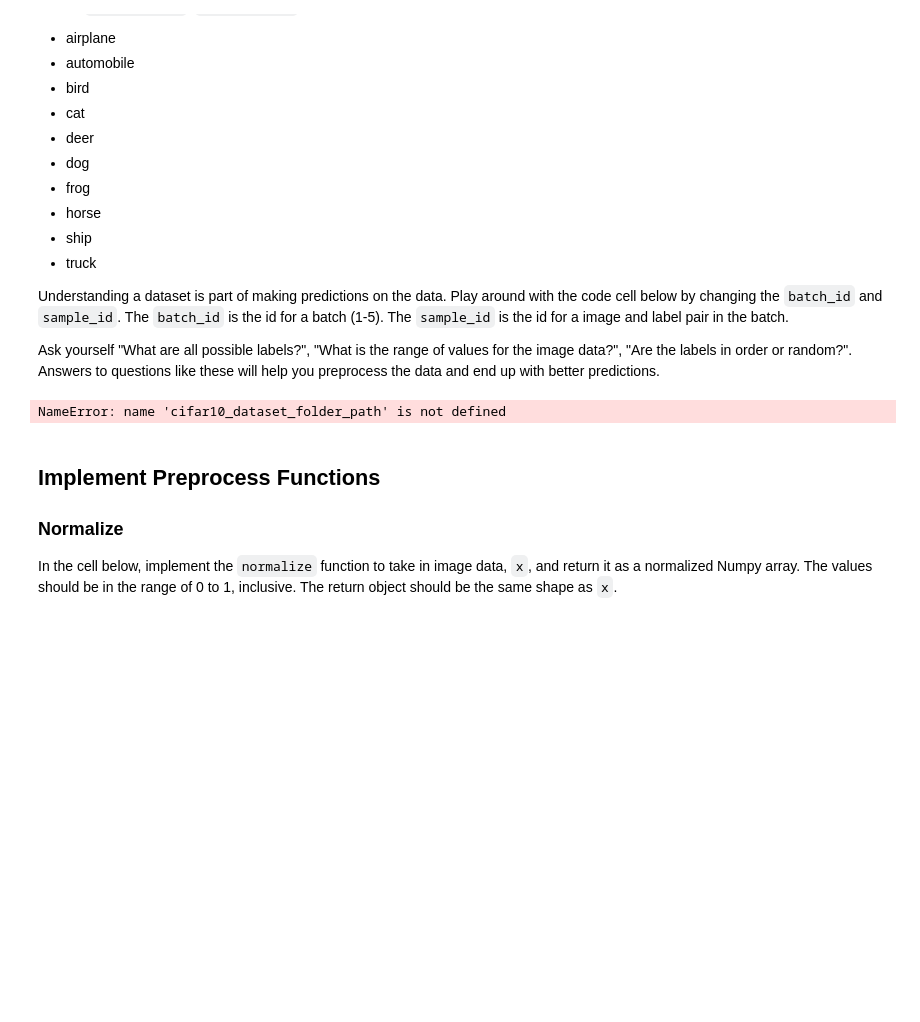
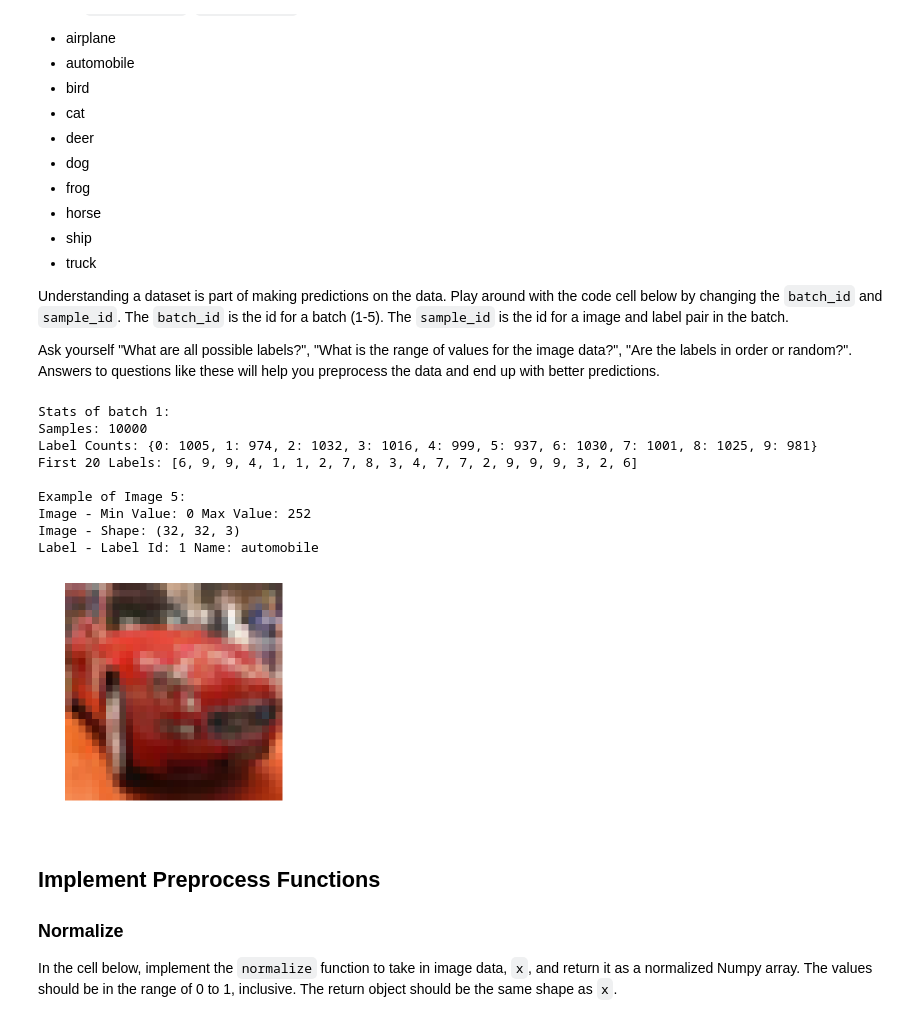
Before and after one commit to tevisgehr/Udacity-Deep-Learning, a Jupyter notebook: image-classification/dlnd_image_classification.ipynb, the cells around one changed output. Cells and saved outputs as stored; diff of their text form; code cells hidden in the pictures; blank space fills up the shorter version.

```diff
--- a/image-classification/dlnd_image_classification.ipynb
+++ b/image-classification/dlnd_image_classification.ipynb
@@ -59,16 +59,25 @@ Ask yourself "What are all possible labels?", "What is the range of values for t
 # %%
 %matplotlib inline
 %config InlineBackend.figure_format = 'retina'
 
 import helper
 import numpy as np
 
 # Explore the dataset
 batch_id = 1
-sample_id = 4
+sample_id = 5
 helper.display_stats(cifar10_dataset_folder_path, batch_id, sample_id)
 # %% [output]
-NameError: name 'cifar10_dataset_folder_path' is not defined
+Stats of batch 1:
+Samples: 10000
+Label Counts: {0: 1005, 1: 974, 2: 1032, 3: 1016, 4: 999, 5: 937, 6: 1030, 7: 1001, 8: 1025, 9: 981}
+First 20 Labels: [6, 9, 9, 4, 1, 1, 2, 7, 8, 3, 4, 7, 7, 2, 9, 9, 9, 3, 2, 6]
+
+Example of Image 5:
+Image - Min Value: 0 Max Value: 252
+Image - Shape: (32, 32, 3)
+Label - Label Id: 1 Name: automobile
+[figure, added]
 # %% [markdown]
 ## Implement Preprocess Functions
 ### Normalize
```
Also changed, not shown: parts of 8 cells of this notebook.
